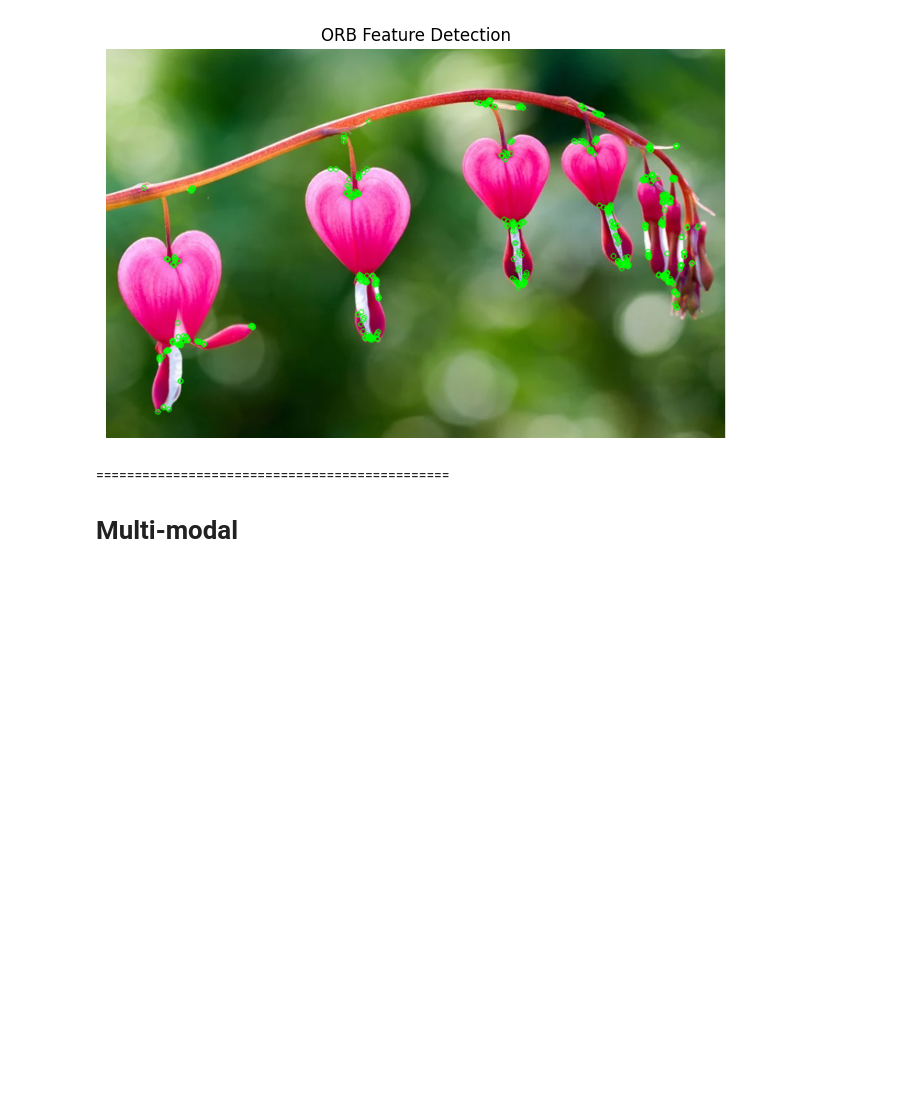
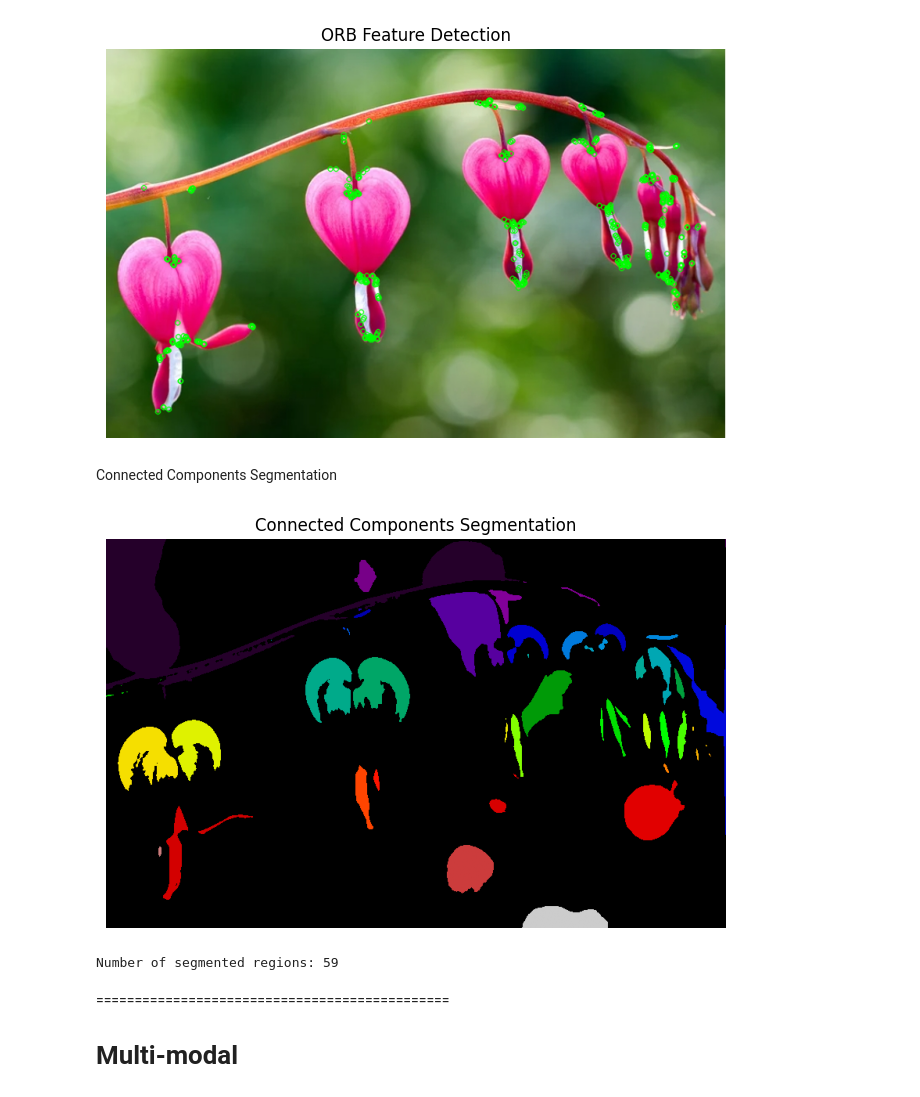
Before and after one commit to YuliiaRysinska/atu-bdaai-classroom-ai-vision-nlp-2026-ca2-assignment-AI-CA2-2026, a Jupyter notebook: CA2_Template.ipynb, the cells around one changed output. Saved outputs shown, nothing was run; the diff lists cells and outputs as text; code cells hidden in the pictures; blank space fills up the shorter version.

Commit message:
Perform connected components analysis

```diff
--- a/CA2_Template.ipynb
+++ b/CA2_Template.ipynb
@@ -428,6 +428,27 @@ plt.axis("off")
 plt.show()
 # %% [output]
 [figure]
+# %% [markdown]
+Connected Components Segmentation
+# %%
+# Perform connected components analysis
+num_labels, labels = cv2.connectedComponents(thresh)
+
+# Normalize labels for visualization
+labels_img = np.uint8(255 * labels / np.max(labels))
+
+# Display segmented regions
+plt.figure(figsize=(8,6))
+plt.imshow(labels_img, cmap="nipy_spectral")
+plt.title("Connected Components Segmentation")
+plt.axis("off")
+plt.show()
+
+# Print number of detected regions
+print("Number of segmented regions:", num_labels)
+# %% [output]
+[figure, added]
+Number of segmented regions: 59
 # %% [markdown]
 ==============================================
 # Multi-modal
```
